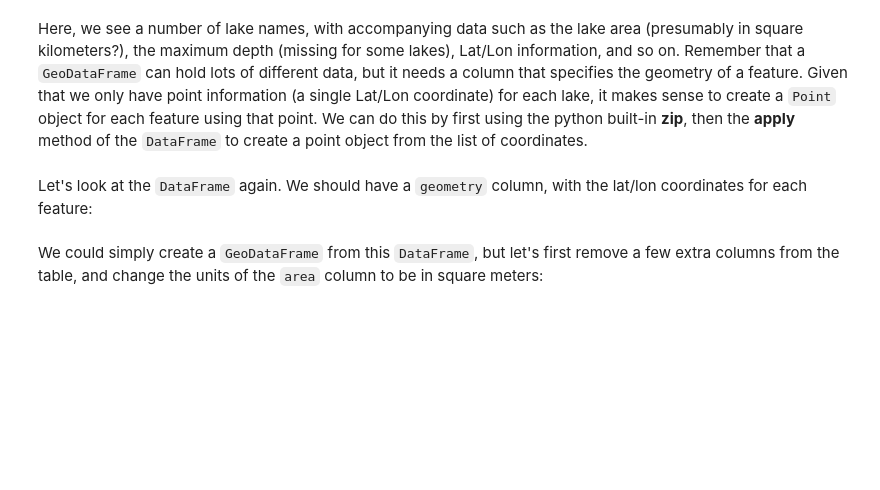
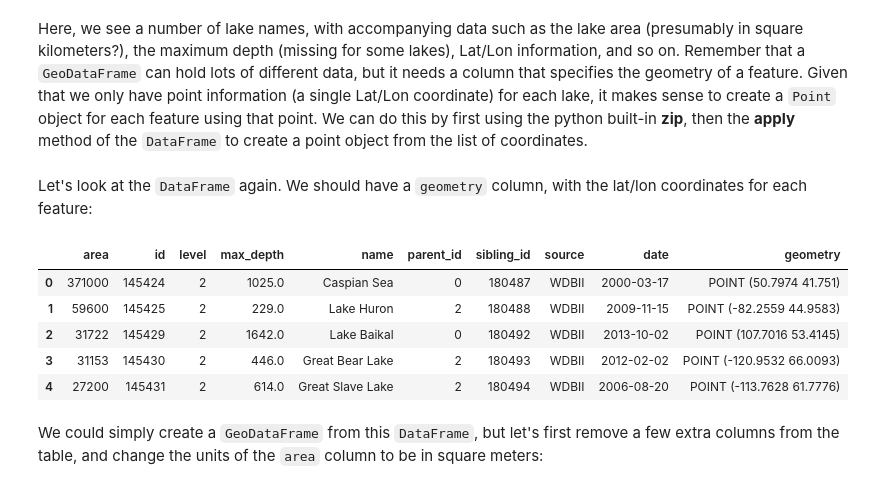
Before and after one commit to carolmcquillan/egm722, a Jupyter notebook: Week1/Practical1.ipynb, the cells around one changed output. Drawn from its saved outputs; the diff is of its cells as text; code cells hidden in the pictures; blank space fills up the shorter version.

```diff
--- a/Week1/Practical1.ipynb
+++ b/Week1/Practical1.ipynb
@@ -737,7 +789,14 @@ df['geometry'] = df['geometry'].apply(Point) # using the 'apply' method of the d
 # %% [markdown]
 Let's look at the `DataFrame` again. We should have a `geometry` column, with the lat/lon coordinates for each feature:
 # %%
-df
+df.head()
+# %% [output]
+|  | area | id | level | max_depth | name | parent_id | sibling_id | source | date | geometry |
+| 0 | 371000 | 145424 | 2 | 1025.0 | Caspian Sea | 0 | 180487 | WDBII | 2000-03-17 | POINT (50.7974 41.751) |
+| 1 | 59600 | 145425 | 2 | 229.0 | Lake Huron | 2 | 180488 | WDBII | 2009-11-15 | POINT (-82.2559 44.9583) |
+| 2 | 31722 | 145429 | 2 | 1642.0 | Lake Baikal | 0 | 180492 | WDBII | 2013-10-02 | POINT (107.7016 53.4145) |
+| 3 | 31153 | 145430 | 2 | 446.0 | Great Bear Lake | 2 | 180493 | WDBII | 2012-02-02 | POINT (-120.9532 66.0093) |
+| 4 | 27200 | 145431 | 2 | 614.0 | Great Slave Lake | 2 | 180494 | WDBII | 2006-08-20 | POINT (-113.7628 61.7776) |
 # %% [markdown]
 We could simply create a `GeoDataFrame` from this `DataFrame`, but let's first remove a few extra columns from the table, and change the units of the `area` column to be in square meters:
 # %%
```
Also changed, not shown: parts of 13 cells of this notebook, 5 other files.
